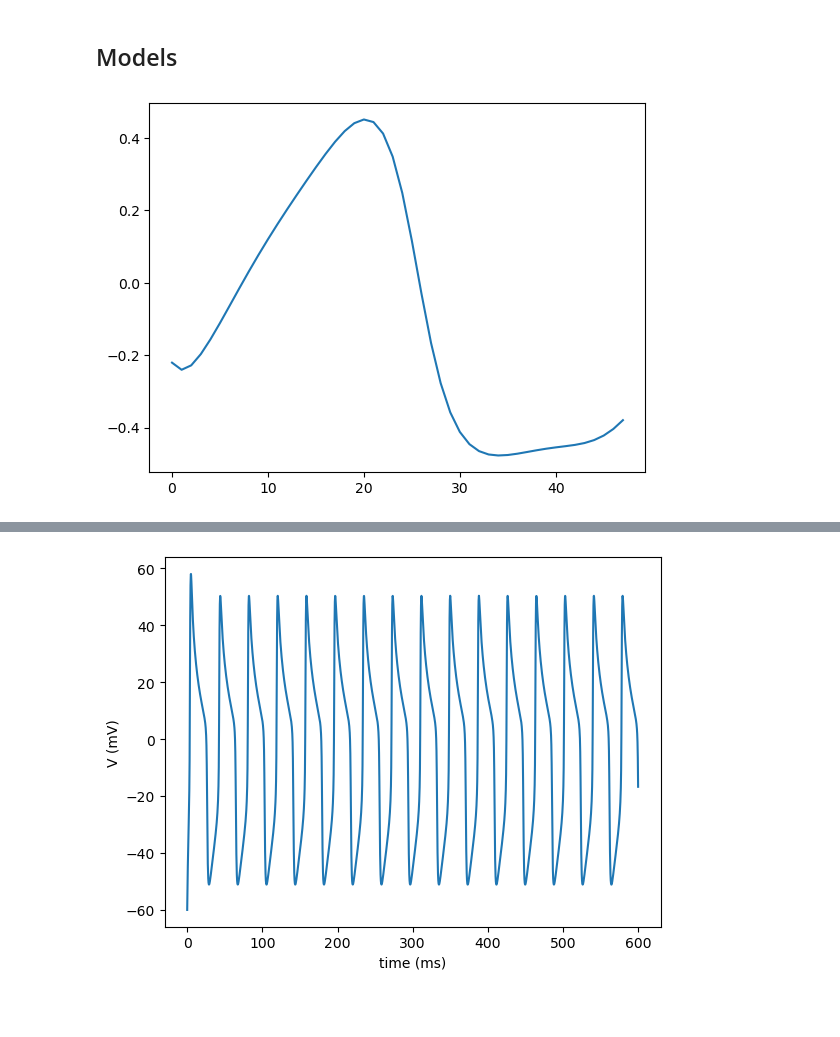
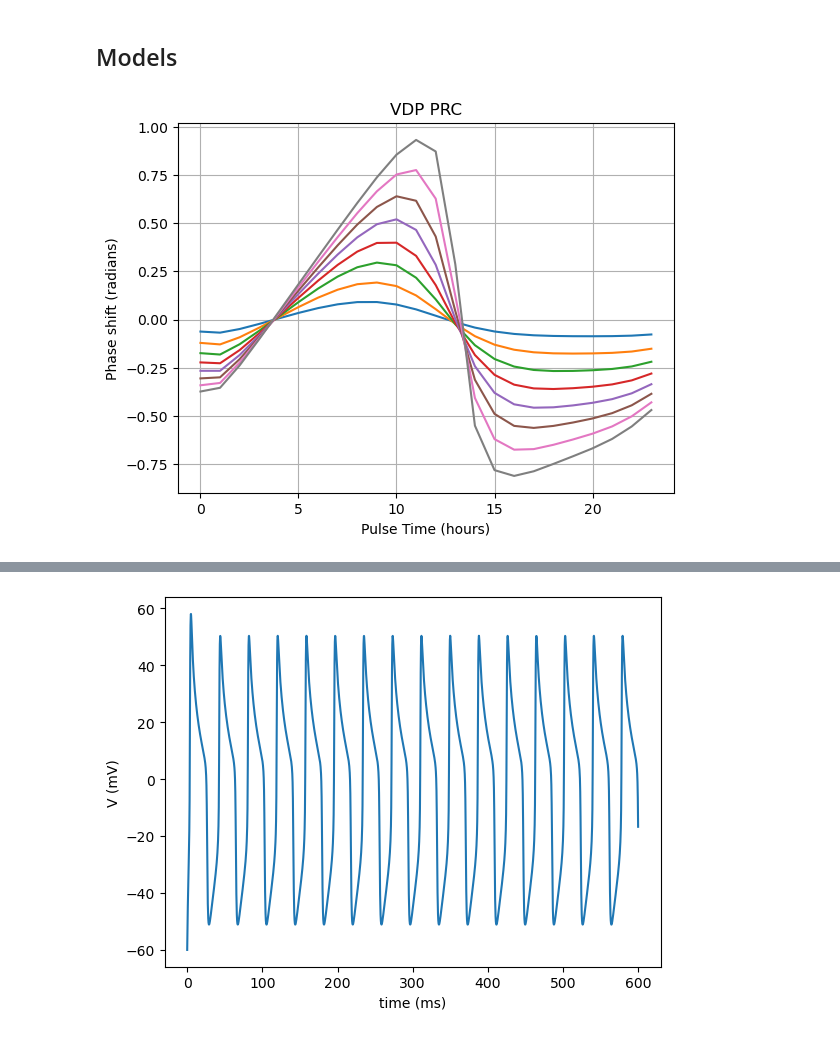
Before and after one commit to khannay/deepPRC, a Jupyter notebook: nbs/01_datatools.ipynb, the cells around one changed output, grey strips where cells are left out. Cells and saved outputs as stored; diff of their text form; code cells hidden in the pictures; blank space fills up the shorter version.

```diff
--- a/nbs/01_datatools.ipynb
+++ b/nbs/01_datatools.ipynb
@@ -432,33 +436,19 @@ class VDP(nn.Module):
 
     def to_phase(self, trajectory):
         return torch.atan2(trajectory[:, 1], trajectory[:, 0])
-
-    def prc_point(self, pulse, ics):
-        fzero = ForcingFunction(pulse.start, pulse.stop)
-        self.set_pulse(fzero)
-        ts = torch.linspace(fzero.start, fzero.stop, 100)
-        trajectoryNull = odeint(self.forward, ics, ts).detach().cpu()
-        self.set_pulse(pulse)
-        trajectory = odeint(self.forward, ics, ts).detach().cpu()
-        #plt.plot(trajectoryNull[:,0], trajectoryNull[:,1], ls='--')
-        #plt.plot(trajectory[:,0], trajectory[:,1])
-        #plt.show()
-        phase_null = VDP.to_phase(ts, trajectoryNull)
-        phase_pulse =  VDP.to_phase(ts, trajectory)
-
-        return phase_pulse[-1] - phase_null[-1]
-# %%
-model = VDP()
-pulses = construct_prc_pulses(2.0, 1.0, 24.0, samples=48)
-
-prc = find_prc(model, pulses=pulses, ics=torch.tensor([1.0,1.0]))
-
-
-# prc = []
-# for p in pulses:
-#     prc.append(model.prc_point(p, torch.tensor([1.0,1.0])))
-
-plt.plot(prc)
-plt.show()
-# %% [output]
-[figure, removed]
+# %%
+model = VDP()
+
+ax = plt.gca()
+for amp in np.linspace(0.30,2.5,8):
+    pulses = construct_prc_pulses(amp, 1.0, 24.0, samples=24)
+    prc = find_prc(model, pulses=pulses, ics=torch.tensor([0.50,0.50]))
+    ax.plot(prc)
+
+ax.set_xlabel("Pulse Time (hours)")
+ax.set_ylabel("Phase shift (radians)")
+ax.set_title("VDP PRC")
+plt.grid(True)
+plt.show()
+# %% [output]
+[figure, added]
```
Also changed, not shown: parts of 10 cells of this notebook, 6 other files.
